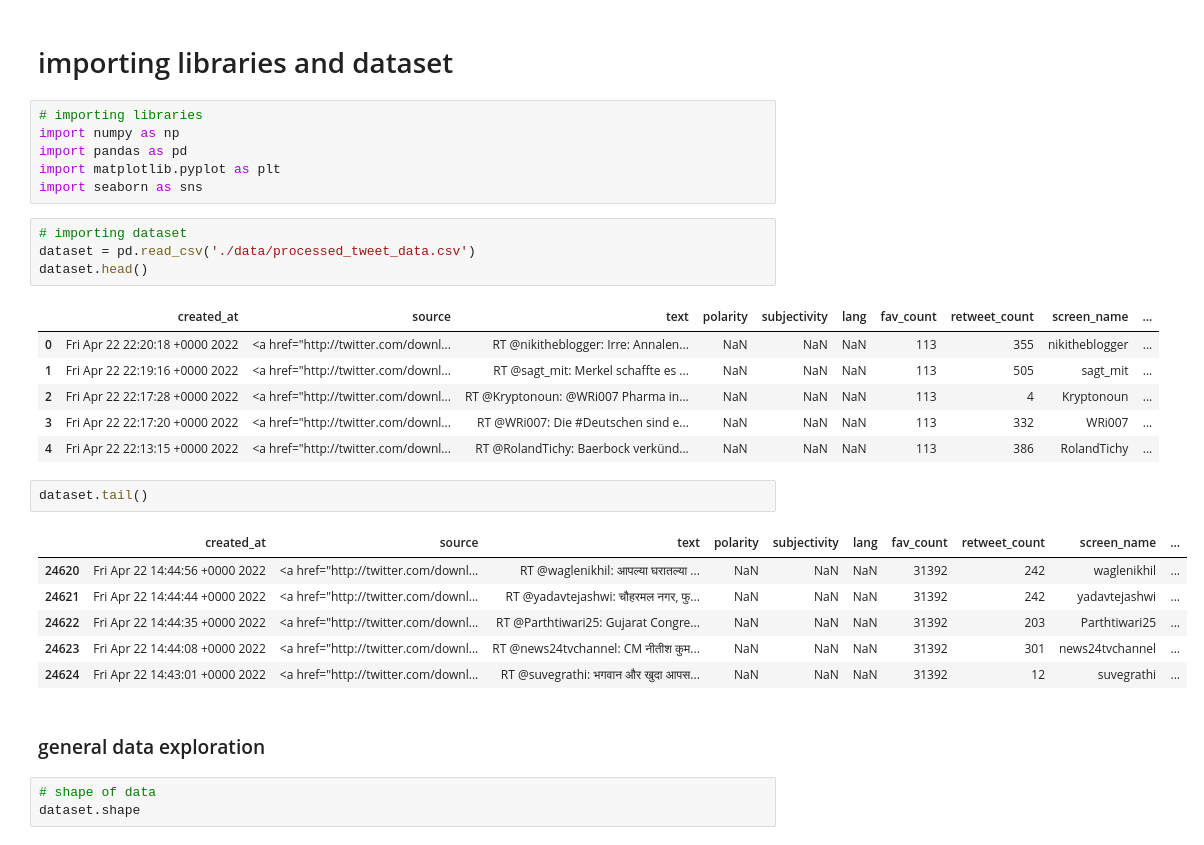
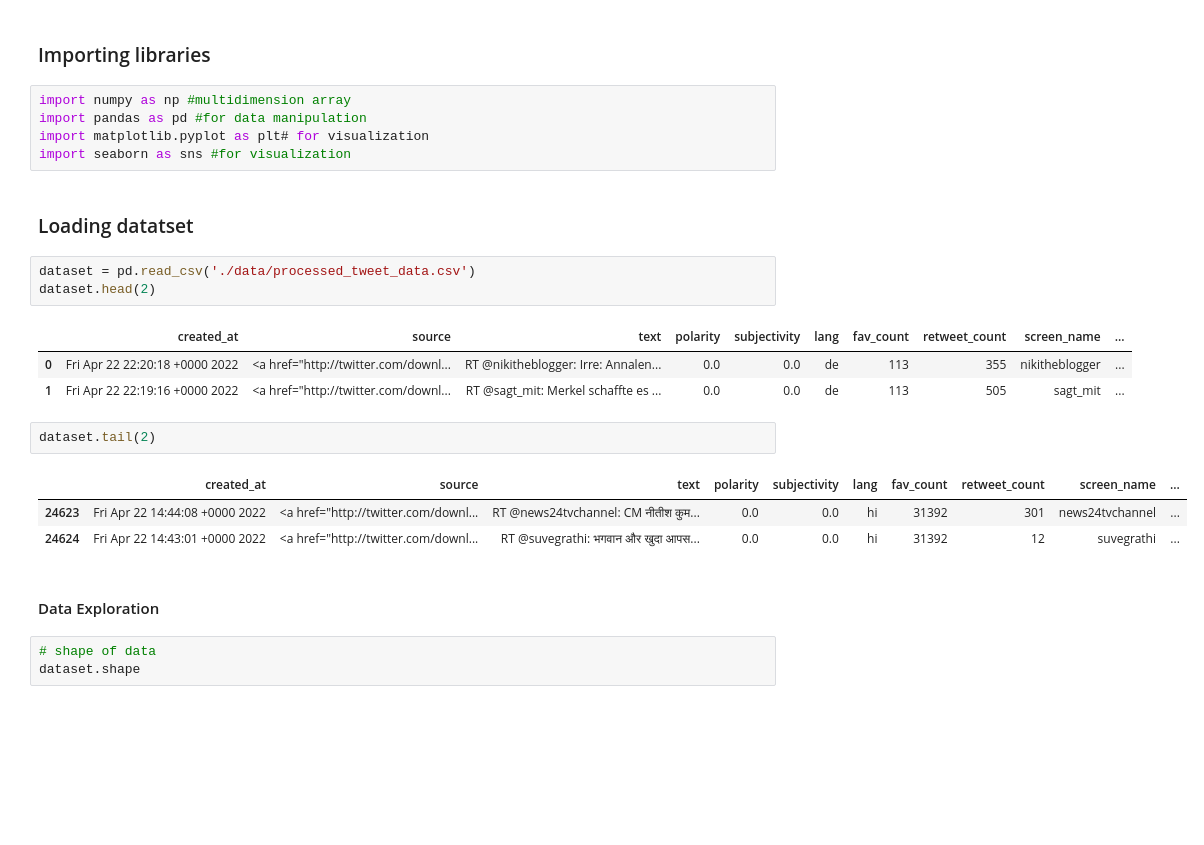
Before and after one commit to celine-kanagwa/Twitter-Data-Analysis, a Jupyter notebook: tweets_analysis.ipynb, the cells around one changed output. Saved outputs shown, nothing was run; the diff lists cells and outputs as text; blank space fills up the shorter version.

Commit message:
fixing error on extraxt_dataframe to get cleaned processed data

```diff
--- a/tweets_analysis.ipynb
+++ b/tweets_analysis.ipynb
@@ -1,33 +1,27 @@
 # %% [markdown]
-# importing libraries and dataset
+### Importing libraries
 # %%
-# importing libraries
-import numpy as np
-import pandas as pd
-import matplotlib.pyplot as plt
-import seaborn as sns
+import numpy as np #multidimension array
+import pandas as pd #for data manipulation
+import matplotlib.pyplot as plt# for visualization
+import seaborn as sns #for visualization
+# %% [markdown]
+### Loading datatset
 # %%
-# importing dataset
 dataset = pd.read_csv('./data/processed_tweet_data.csv')
-dataset.head()
+dataset.head(2)
 # %% [output]
 |  | created_at | source | text | polarity | subjectivity | lang | fav_count | retweet_count | screen_name | ... |
-| 0 | Fri Apr 22 22:20:18 +0000 2022 | <a href="http://twitter.com/downl... | RT @nikitheblogger: Irre: Annalen... | NaN | NaN | NaN | 113 | 355 | nikitheblogger | ... |
-| 1 | Fri Apr 22 22:19:16 +0000 2022 | <a href="http://twitter.com/downl... | RT @sagt_mit: Merkel schaffte es ... | NaN | NaN | NaN | 113 | 505 | sagt_mit | ... |
-| 2 | Fri Apr 22 22:17:28 +0000 2022 | <a href="http://twitter.com/downl... | RT @Kryptonoun: @WRi007 Pharma in... | NaN | NaN | NaN | 113 | 4 | Kryptonoun | ... |
-| 3 | Fri Apr 22 22:17:20 +0000 2022 | <a href="http://twitter.com/downl... | RT @WRi007: Die #Deutschen sind e... | NaN | NaN | NaN | 113 | 332 | WRi007 | ... |
-| 4 | Fri Apr 22 22:13:15 +0000 2022 | <a href="http://twitter.com/downl... | RT @RolandTichy: Baerbock verkünd... | NaN | NaN | NaN | 113 | 386 | RolandTichy | ... |
+| 0 | Fri Apr 22 22:20:18 +0000 2022 | <a href="http://twitter.com/downl... | RT @nikitheblogger: Irre: Annalen... | 0.0 | 0.0 | de | 113 | 355 | nikitheblogger | ... |
+| 1 | Fri Apr 22 22:19:16 +0000 2022 | <a href="http://twitter.com/downl... | RT @sagt_mit: Merkel schaffte es ... | 0.0 | 0.0 | de | 113 | 505 | sagt_mit | ... |
 # %%
-dataset.tail()
+dataset.tail(2)
 # %% [output]
 |  | created_at | source | text | polarity | subjectivity | lang | fav_count | retweet_count | screen_name | ... |
-| 24620 | Fri Apr 22 14:44:56 +0000 2022 | <a href="http://twitter.com/downl... | RT @waglenikhil: आपल्या घरातल्या ... | NaN | NaN | NaN | 31392 | 242 | waglenikhil | ... |
-| 24621 | Fri Apr 22 14:44:44 +0000 2022 | <a href="http://twitter.com/downl... | RT @yadavtejashwi: चौहरमल नगर, फु... | NaN | NaN | NaN | 31392 | 242 | yadavtejashwi | ... |
-| 24622 | Fri Apr 22 14:44:35 +0000 2022 | <a href="http://twitter.com/downl... | RT @Parthtiwari25: Gujarat Congre... | NaN | NaN | NaN | 31392 | 203 | Parthtiwari25 | ... |
-| 24623 | Fri Apr 22 14:44:08 +0000 2022 | <a href="http://twitter.com/downl... | RT @news24tvchannel: CM नीतीश कुम... | NaN | NaN | NaN | 31392 | 301 | news24tvchannel | ... |
-| 24624 | Fri Apr 22 14:43:01 +0000 2022 | <a href="http://twitter.com/downl... | RT @suvegrathi: भगवान और खुदा आपस... | NaN | NaN | NaN | 31392 | 12 | suvegrathi | ... |
+| 24623 | Fri Apr 22 14:44:08 +0000 2022 | <a href="http://twitter.com/downl... | RT @news24tvchannel: CM नीतीश कुम... | 0.0 | 0.0 | hi | 31392 | 301 | news24tvchannel | ... |
+| 24624 | Fri Apr 22 14:43:01 +0000 2022 | <a href="http://twitter.com/downl... | RT @suvegrathi: भगवान और खुदा आपस... | 0.0 | 0.0 | hi | 31392 | 12 | suvegrathi | ... |
 # %% [markdown]
-### general data exploration
+#### Data Exploration
 # %%
 # shape of data
 dataset.shape
```
Also changed, not shown: parts of 3 cells of this notebook, 2 other files.
